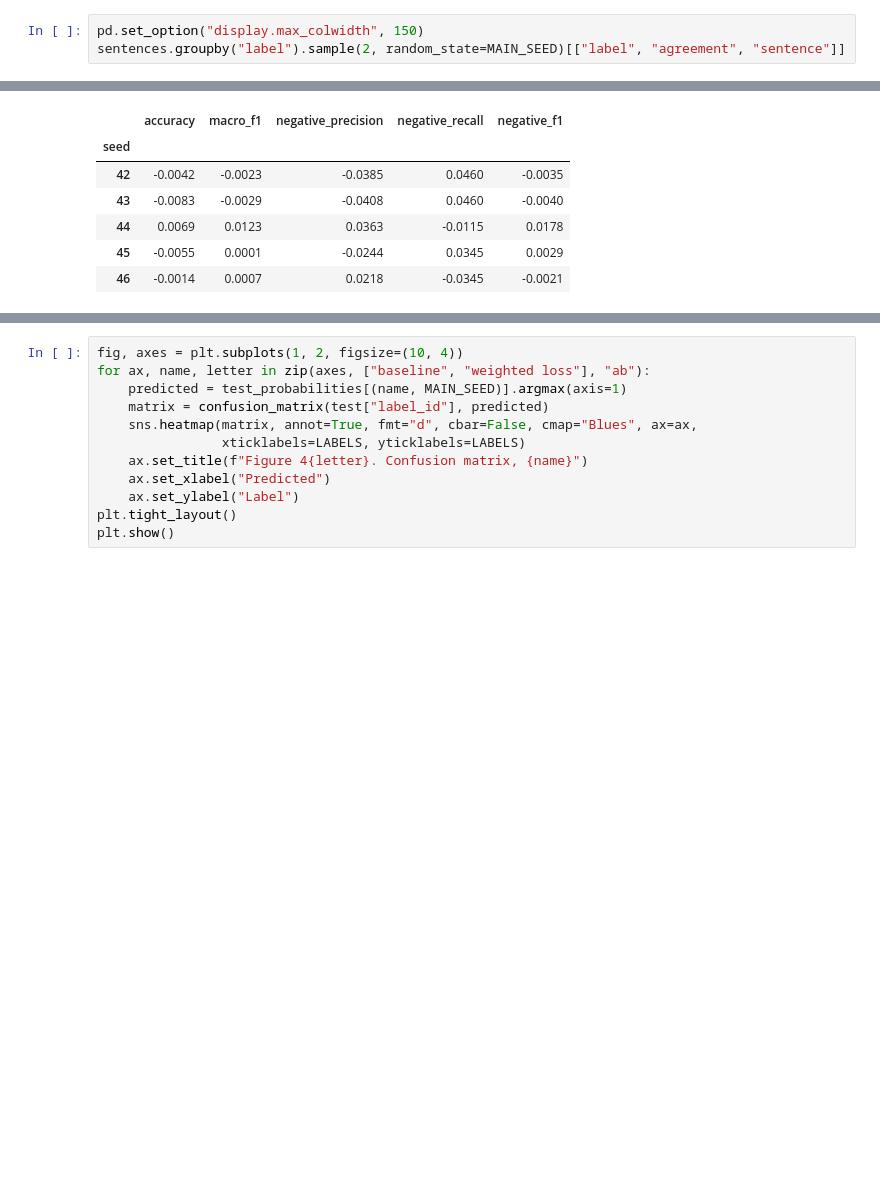
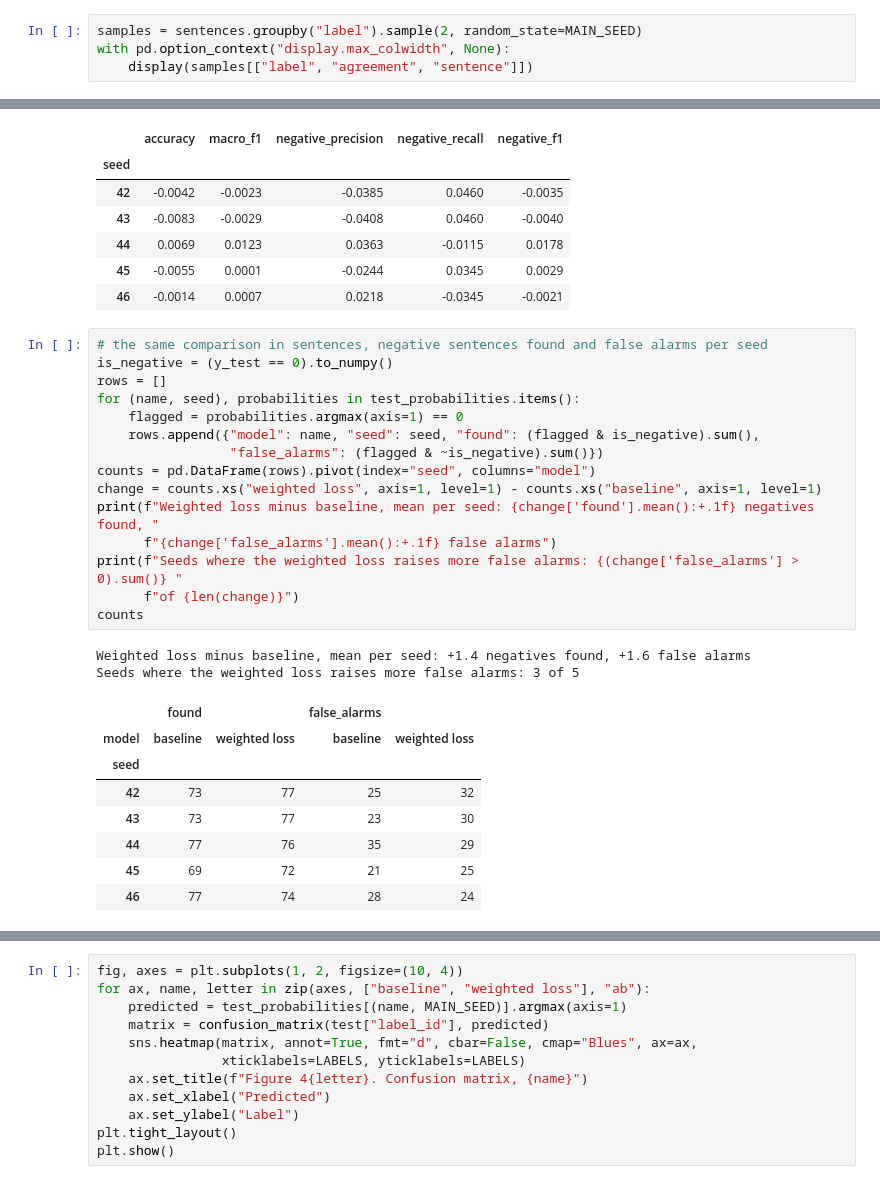
Before and after one commit to mauroreverberi/deep_learning_systems, a Jupyter notebook: deep_learning.ipynb, the cells around one changed output, grey strips where cells are left out. Cells and saved outputs as stored; diff of their text form; blank space fills up the shorter version.

```diff
--- a/deep_learning.ipynb
+++ b/deep_learning.ipynb
@@ -131,8 +131,9 @@ The file has 4,836 rows, the five columns from the preparation and `label_id`, t
 
 Before I model anything I want to see what the sentences look like, how the three labels are spread, how strongly the annotators agreed and whether the text has quality problems.
 # %%
-pd.set_option("display.max_colwidth", 150)
-sentences.groupby("label").sample(2, random_state=MAIN_SEED)[["label", "agreement", "sentence"]]
+samples = sentences.groupby("label").sample(2, random_state=MAIN_SEED)
+with pd.option_context("display.max_colwidth", None):
+    display(samples[["label", "agreement", "sentence"]])
 # %% [output]
 |  | label | agreement | sentence |
 | 3780 | negative | 50-65% | The company decided at the end of... |
@@ -646,6 +653,32 @@ Seeds where the weighted loss has the higher macro-F1: 3 of 5
 | 44 | 0.0069 | 0.0123 | 0.0363 | -0.0115 | 0.0178 |
 | 45 | -0.0055 | 0.0001 | -0.0244 | 0.0345 | 0.0029 |
 | 46 | -0.0014 | 0.0007 | 0.0218 | -0.0345 | -0.0021 |
+# %%
+# the same comparison in sentences, negative sentences found and false alarms per seed
+is_negative = (y_test == 0).to_numpy()
+rows = []
+for (name, seed), probabilities in test_probabilities.items():
+    flagged = probabilities.argmax(axis=1) == 0
+    rows.append({"model": name, "seed": seed, "found": (flagged & is_negative).sum(),
+                 "false_alarms": (flagged & ~is_negative).sum()})
+counts = pd.DataFrame(rows).pivot(index="seed", columns="model")
+change = counts.xs("weighted loss", axis=1, level=1) - counts.xs("baseline", axis=1, level=1)
+print(f"Weighted loss minus baseline, mean per seed: {change['found'].mean():+.1f} negatives found, "
+      f"{change['false_alarms'].mean():+.1f} false alarms")
+print(f"Seeds where the weighted loss raises more false alarms: {(change['false_alarms'] > 0).sum()} "
+      f"of {len(change)}")
+counts
+# %% [output]
+Weighted loss minus baseline, mean per seed: +1.4 negatives found, +1.6 false alarms
+Seeds where the weighted loss raises more false alarms: 3 of 5
+|  | found |  | false_alarms |  |
+| model | baseline | weighted loss | baseline | weighted loss |
+| seed |  |  |  |  |
+| 42 | 73 | 77 | 25 | 32 |
+| 43 | 73 | 77 | 23 | 30 |
+| 44 | 77 | 76 | 35 | 29 |
+| 45 | 69 | 72 | 21 | 25 |
+| 46 | 77 | 74 | 28 | 24 |
 # %%
 # paired t-test over the five seeds, the null hypothesis is a mean difference of zero
 for column in ["macro_f1", "negative_recall"]:
```
Also changed, not shown: parts of 14 cells of this notebook, 1 other file.
